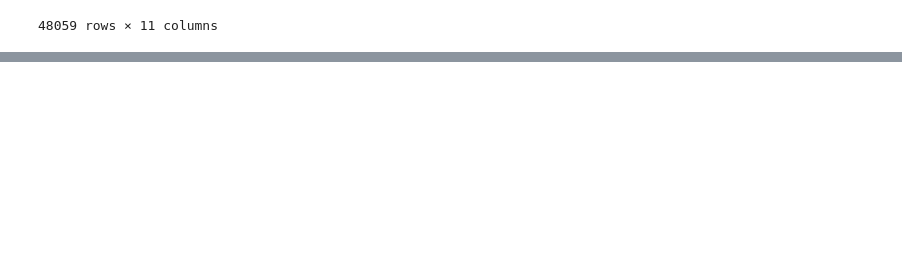
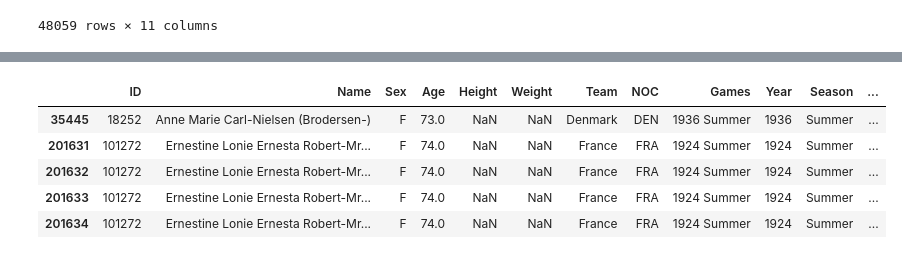
Before and after one commit to askau2003/Python2026, a Jupyter notebook: materialer/data_science_tools_II/demo.ipynb, the cells around one changed output, grey strips where cells are left out. Drawn from its saved outputs; the diff is of its cells as text; code cells hidden in the pictures; blank space fills up the shorter version.

```diff
--- a/materialer/data_science_tools_II/demo.ipynb
+++ b/materialer/data_science_tools_II/demo.ipynb
@@ -122,0 +136,9 @@ df.sort_values('population', ascending=False)
+# %%
+df.loc[(  df['Sex'] == 'F' ) & (  df['Age'] > 72   )]
+# %% [output]
+|  | ID | Name | Sex | Age | Height | Weight | Team | NOC | Games | Year | Season | ... |
+| 35445 | 18252 | Anne Marie Carl-Nielsen (Brodersen-) | F | 73.0 | NaN | NaN | Denmark | DEN | 1936 Summer | 1936 | Summer | ... |
+| 201631 | 101272 | Ernestine Lonie Ernesta Robert-Mr... | F | 74.0 | NaN | NaN | France | FRA | 1924 Summer | 1924 | Summer | ... |
+| 201632 | 101272 | Ernestine Lonie Ernesta Robert-Mr... | F | 74.0 | NaN | NaN | France | FRA | 1924 Summer | 1924 | Summer | ... |
+| 201633 | 101272 | Ernestine Lonie Ernesta Robert-Mr... | F | 74.0 | NaN | NaN | France | FRA | 1924 Summer | 1924 | Summer | ... |
+| 201634 | 101272 | Ernestine Lonie Ernesta Robert-Mr... | F | 74.0 | NaN | NaN | France | FRA | 1924 Summer | 1924 | Summer | ... |
```
Also changed, not shown: parts of 13 cells of this notebook, 2 other files.
